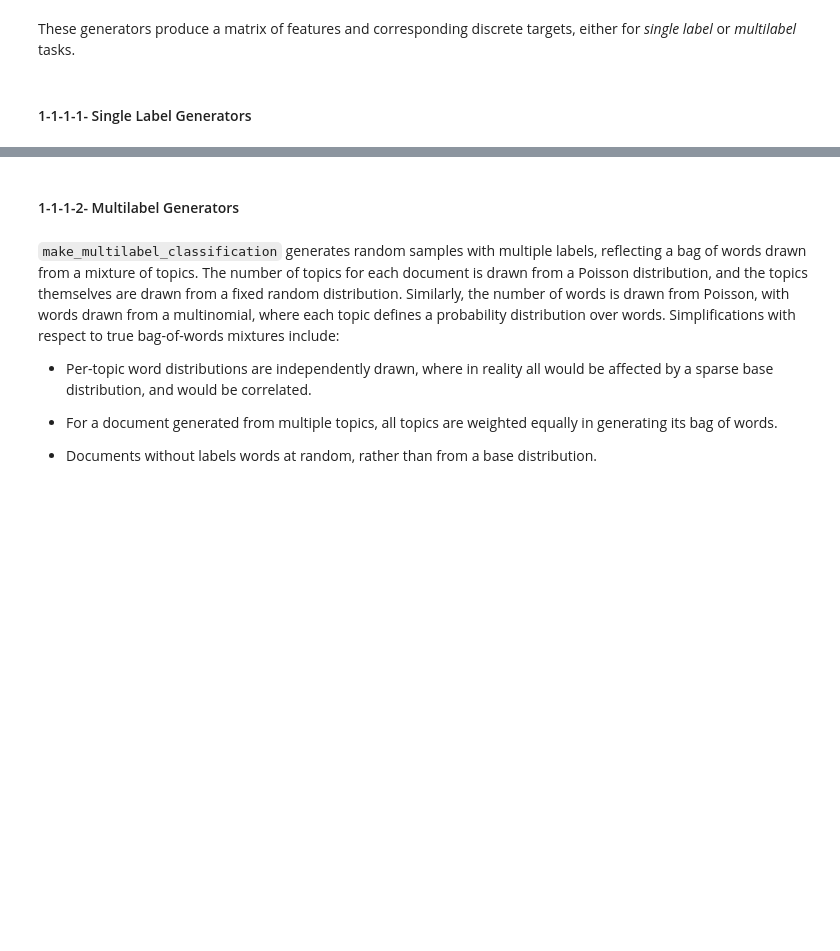
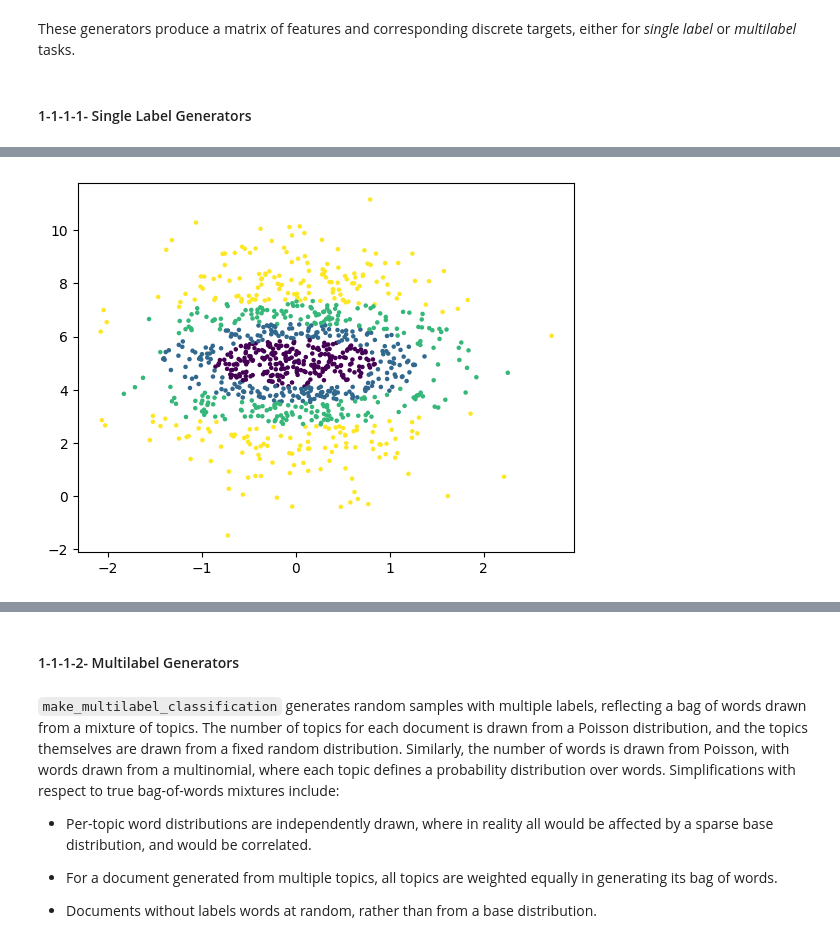
Before and after one commit to tabaraei/Data-Science-Toolkit, a Jupyter notebook: Scikit-Learn.ipynb, the cells around one changed output, grey strips where cells are left out. Cells and saved outputs as stored; diff of their text form; code cells hidden in the pictures; blank space fills up the shorter version.

```diff
--- a/Scikit-Learn.ipynb
+++ b/Scikit-Learn.ipynb
@@ -41,0 +51,8 @@ plt.scatter(X[:, 0], X[:, 1], c=y, s=5);
+# %%
+from sklearn.datasets import make_gaussian_quantiles
+import matplotlib.pyplot as plt
+
+X, y = make_gaussian_quantiles(n_samples=1000, n_classes=4, n_features=2, mean=[0, 5], cov=[0.5, 4.0], random_state=42)
+plt.scatter(X[:, 0], X[:, 1], c=y, s=5);
+# %% [output]
+[figure, added]
```
Also changed, not shown: parts of 6 cells of this notebook.
